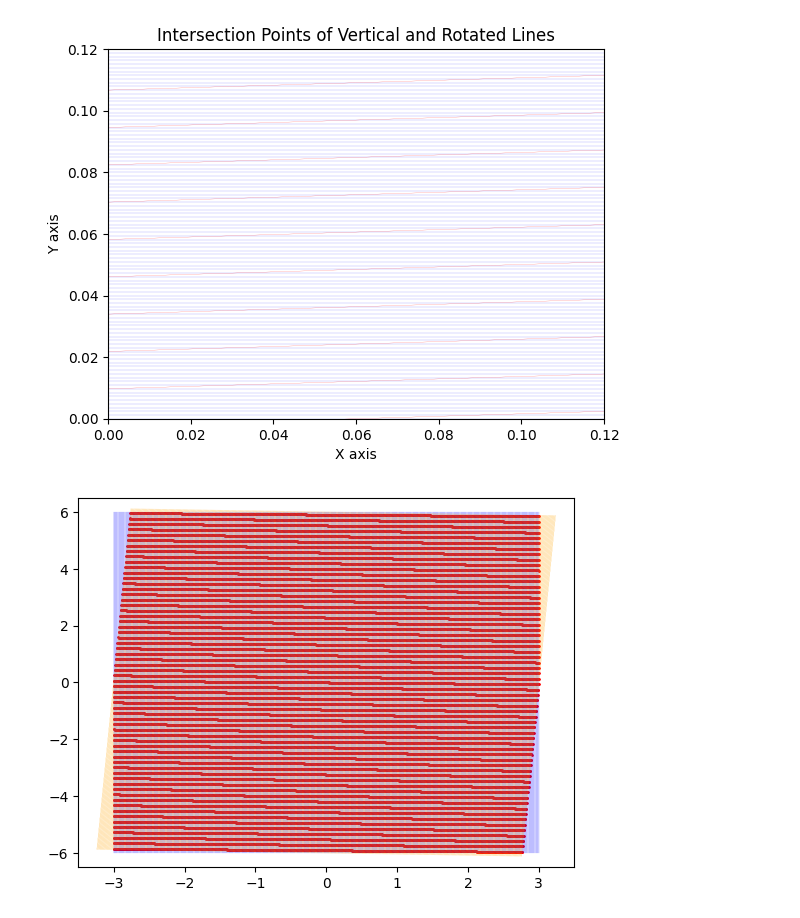
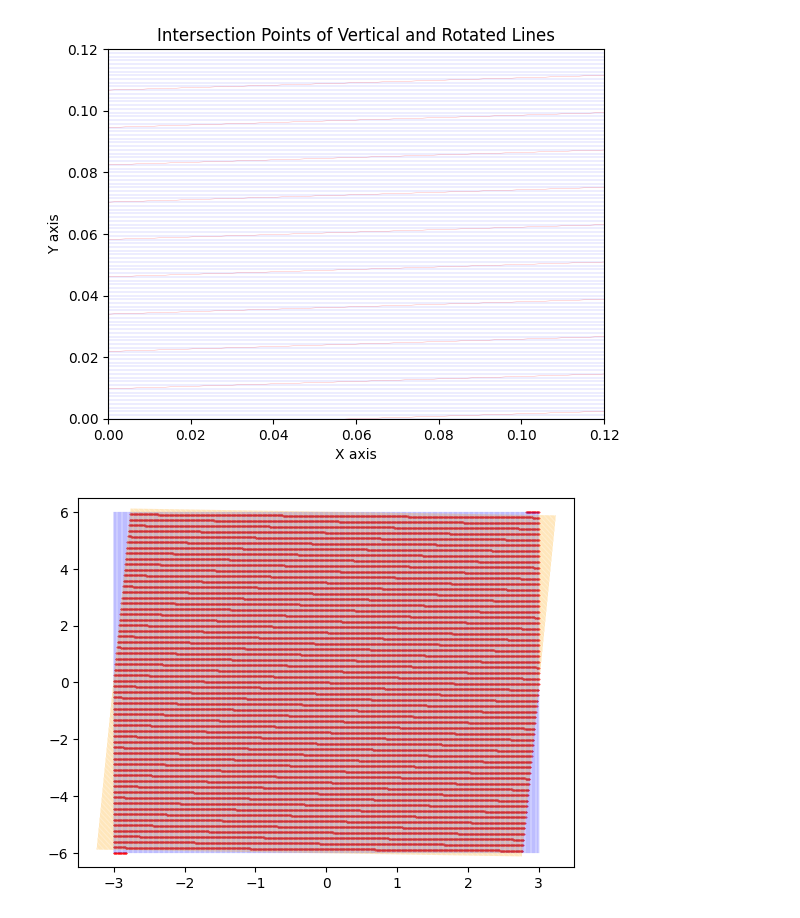
Before and after one commit to benw22022/HitsHaunter, a Jupyter notebook: HitsHaunter/source/test.ipynb, the cells around one changed output. Drawn from its saved outputs; the diff is of its cells as text; code cells hidden in the pictures.

```diff
--- a/HitsHaunter/source/test.ipynb
+++ b/HitsHaunter/source/test.ipynb
@@ -127,45 +127,39 @@ def get_line_params(xvals, yvals):
         c = -yvals[0]
         return a, b, c
 # %%
-y = np.linspace(-6, 6, 789)
-x = np.linspace(-3, 3, 789)
+x = np.linspace(-3, 3, 769)
+y = np.linspace(-6, 6, 769)
 
 # coords_top = np.meshgrid(x, y)
 coords_top = DoRotation(x, y, 0)
 coords_bottom = DoRotation(x, y, 0.04)
 
 top_line_params = [get_line_params(coords_top[0].T[i], coords_top[1].T[i]) for i in range(0, len(coords_top[0]))]
 bottom_line_params = [get_line_params(coords_bottom[0].T[i], coords_bottom[1].T[i]) for i in range(0, len(coords_bottom[1]))]
 
 x_intersection_points = []
 y_intersection_points = []
 
 for line1 in top_line_params:
     a1, b1, c1 = line1
     for line2 in bottom_line_params:
         a2, b2, c2 = line2
 
-        # print("----")
-        # print(f"{a1:<5.4f}, {b1:<5.4f}, {c1:<4.2f}")
-        # print(f"{a2:<5.4f}, {b2:<5.4f}, {c2:<4.2f}")
-
         x_intercept = (b1*c2 - b2*c1) / (a1*b2 - a2*b1)
         y_intercept = (c1*a2 - c2*a1) / (a1*b2 - a2*b1)
 
         if abs(x_intercept) <= 3 and abs(y_intercept) <= 6:
             x_intersection_points.append(x_intercept)
             y_intersection_points.append(y_intercept)
 
             # print(x_intercept, y_intercept)
 
-plt.scatter(x_intersection_points, y_intersection_points, color='red', s=1)
+plt.scatter(x_intersection_points, y_intersection_points, color='red', s=0.1)
 plt.plot(coords_top[0], coords_top[1], color='blue', linewidth=0.1)
 plt.plot(coords_bottom[0], coords_bottom[1], color='orange', linewidth=0.1)
 plt.xlim(-3.5, 3.5)
 plt.ylim(-6.5, 6.5)
 
-plt.savefig("test.pdf")
-# for x, y in zip(x_intersection_points, y_intersection_points):
-#     print(x,y)
+plt.savefig("test-vert.pdf")
 # %% [output]
-[figure, old version]
+[figure, new version]
```
Also changed, not shown: parts of 3 cells of this notebook.
